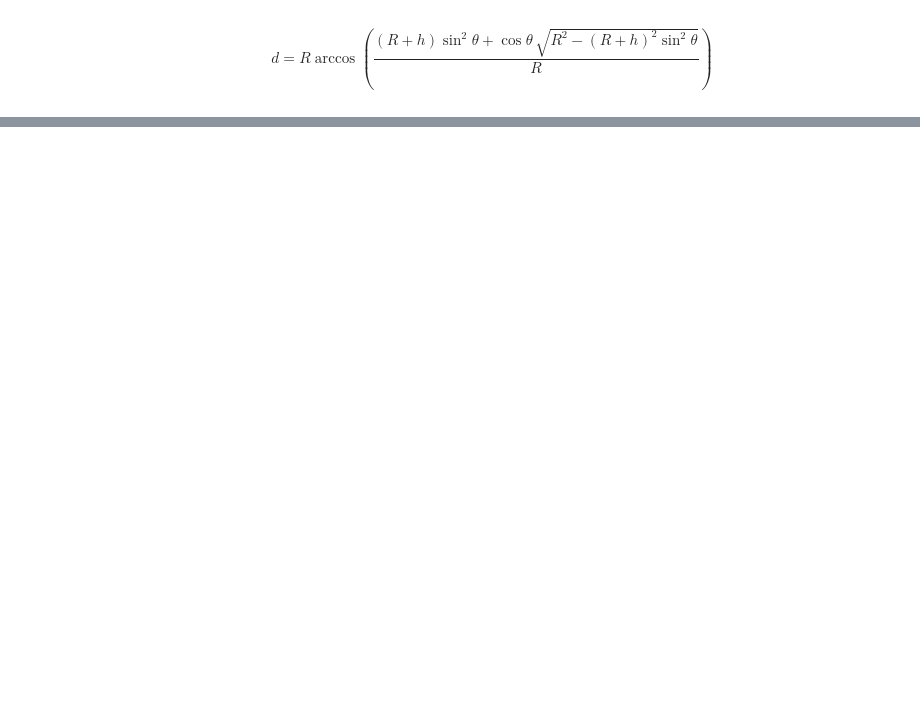
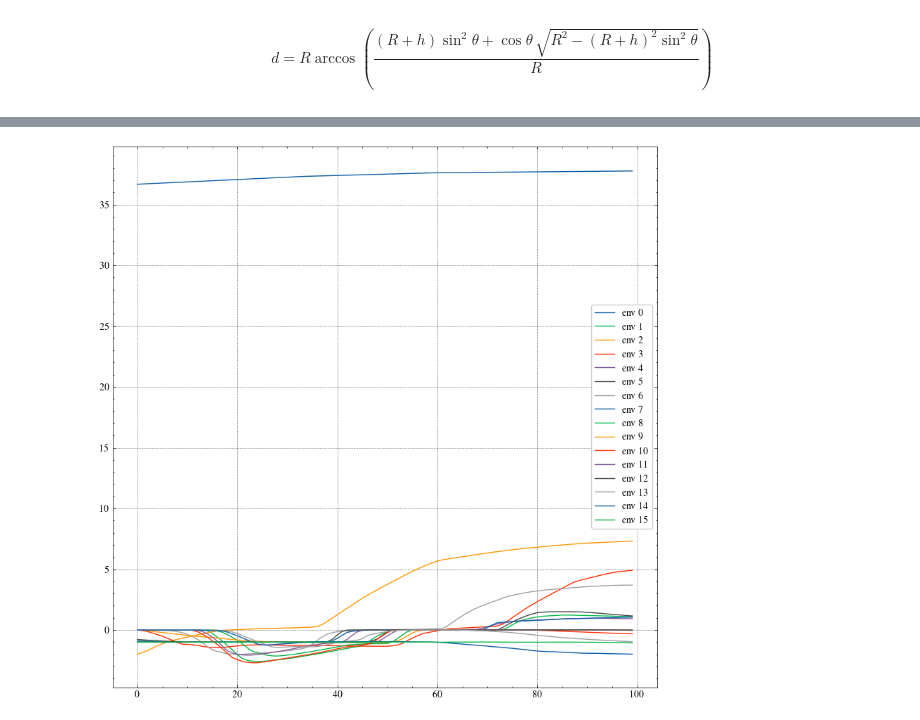
Before and after one commit to Shreeyam/phd_code, a Jupyter notebook: notebooks/lookahead_discounting_claude_test.ipynb, the cells around one changed output, grey strips where cells are left out. Drawn from its saved outputs; the diff is of its cells as text; code cells hidden in the pictures; blank space fills up the shorter version.

```diff
--- a/notebooks/lookahead_discounting_claude_test.ipynb
+++ b/notebooks/lookahead_discounting_claude_test.ipynb
@@ -40,7 +40,7 @@ h = 400
 requests = load_worldcities(10000)
 t0 = datetime.datetime(2024, 1, 1, 12, 0, 0)
 orbit = circular_orbit(a=Constants.R_E+h, i=np.deg2rad(51.6), Omega=np.pi - 0.05, M=np.pi/2, t=t0)
-t_end = datetime.datetime(2024, 1, 1, 12, 17, 0)
+t_end = datetime.datetime(2024, 1, 1, 13, 0, 0)
 accesses = get_accesses(requests, orbit, 500, 30, t0, t_end)
 width=800
 height=600
@@ -147,7 +147,7 @@ def actual_advantage(pitch_deg, roll_deg, orbit, K, time, accesses_filtered, poi
     # Total lookahead maneuver time
     # No setting time for lookahead
     # Assume 35 deg boresight angle
-    t_maneuver = 2 * (agility_bangbang(pitch_deg - 35)) - agility_bangbang(0)
+    t_maneuver = 2 * (agility_bangbang(pitch_deg - 22.5)  - agility_bangbang(0))
 
     schedule_missed = [s for s in schedule_filtered if time + datetime.timedelta(seconds=t_maneuver) > s.time]
 
@@ -196,8 +196,6 @@ def evaluate_lookahead_chain(time, orbit, schedule, accesses, K):
 
     return ((best_pitch_deg, roll_deg), mapped_in_box_idx, expected_utilities, expected_advantages, expected_costs, utility, adv, cost, missed, t_maneuver)
 
-def evaluate_lookahead_rl(time, orbit, schedule, accesses, K):
-    model
 
 def roll2crosstrack(angle, h):
     R = Constants.R_E
@@ -776,0 +1033,11 @@ print(colors)
+# %%
+utilities_ex = np.array(utilities)[:, :, 0]
+
+plt.figure(figsize=(10, 10))
+for i in range(utilities_ex.shape[0]):
+    plt.plot(utilities_ex[i, :], label=f"env {i}")
+
+plt.legend()
+plt.show()
+# %% [output]
+[figure, added]
```
Also changed, not shown: parts of 11 cells of this notebook, 9 other files.
